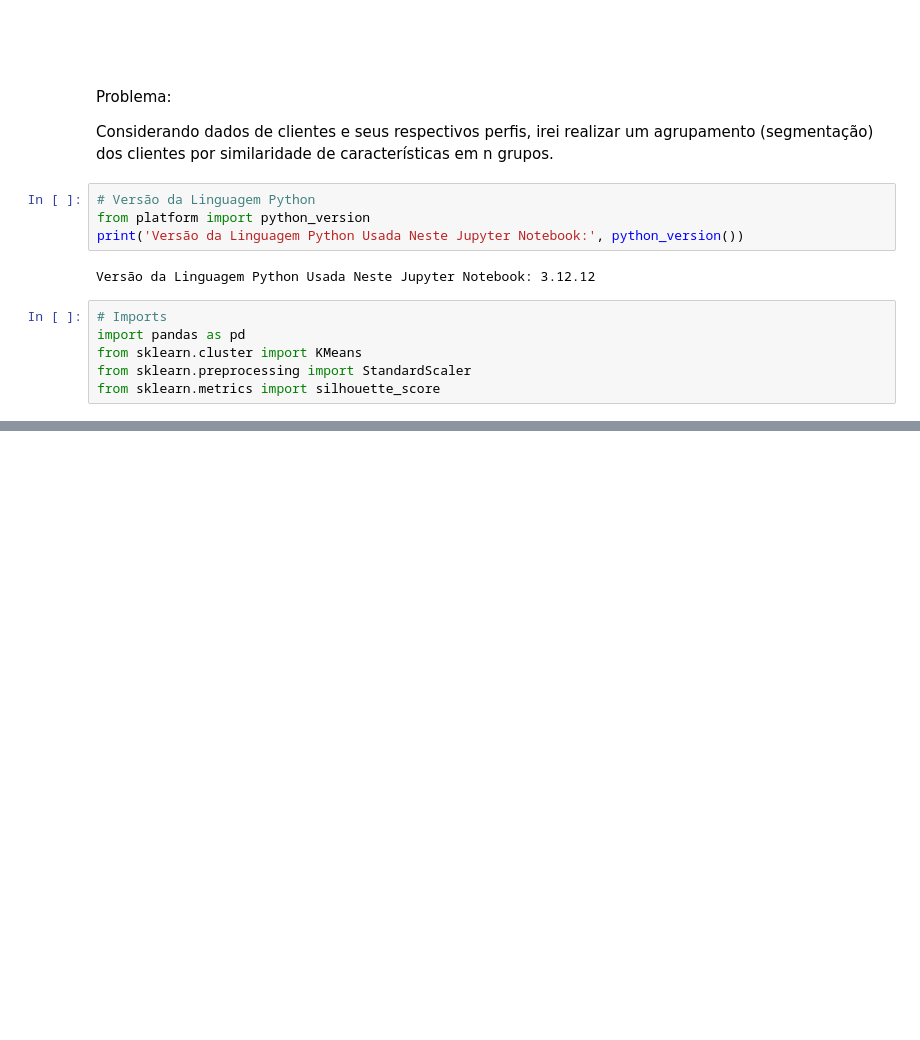
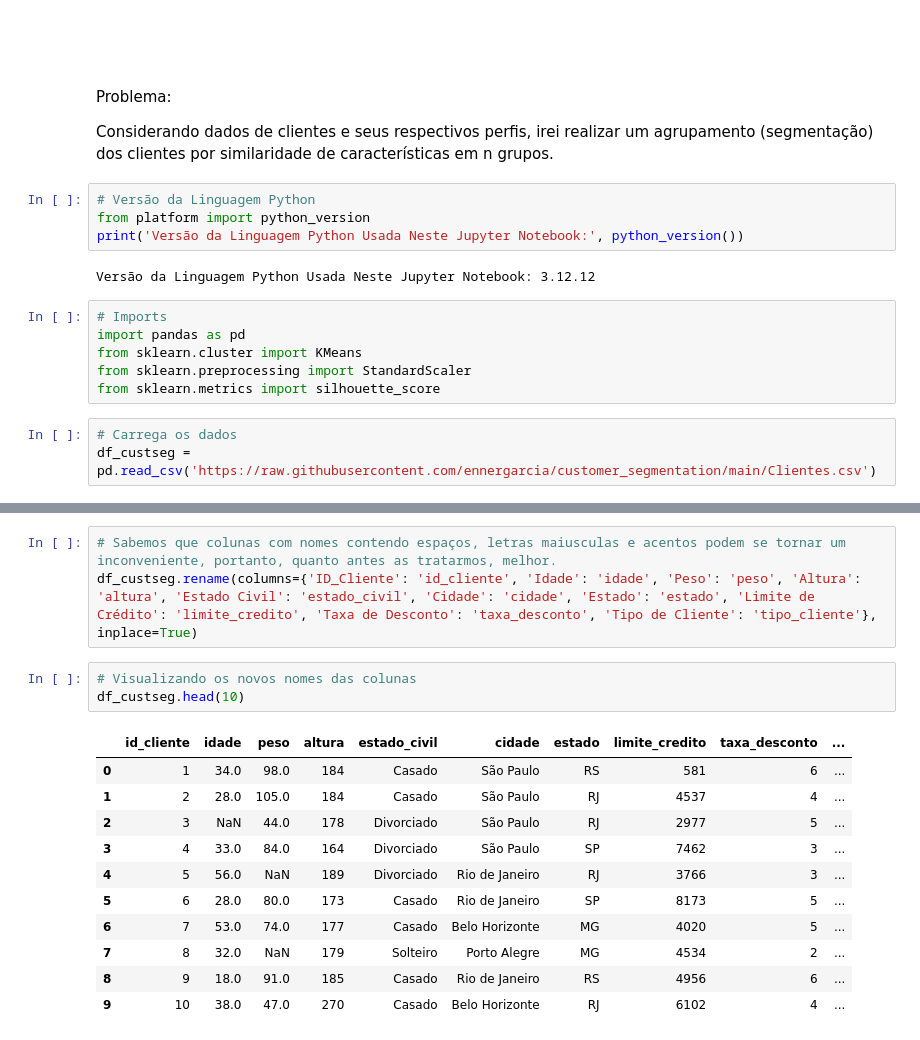
Before and after one commit to ennergarcia/customer_segmentation, a Jupyter notebook: Segmentacao_clientes.ipynb, the cells around one changed output, grey strips where cells are left out. Cells and saved outputs as stored; diff of their text form; blank space fills up the shorter version.

```diff
--- a/Segmentacao_clientes.ipynb
+++ b/Segmentacao_clientes.ipynb
@@ -18,3 +18,6 @@ import pandas as pd
 from sklearn.cluster import KMeans
 from sklearn.preprocessing import StandardScaler
 from sklearn.metrics import silhouette_score
+# %%
+# Carrega os dados
+df_custseg = pd.read_csv('https://raw.githubusercontent.com/ennergarcia/customer_segmentation/main/Clientes.csv')
@@ -20,0 +44,18 @@ from sklearn.metrics import silhouette_score
+# %%
+# Sabemos que colunas com nomes contendo espaços, letras maiusculas e acentos podem se tornar um inconveniente, portanto, quanto antes as tratarmos, melhor.
+df_custseg.rename(columns={'ID_Cliente': 'id_cliente', 'Idade': 'idade', 'Peso': 'peso', 'Altura': 'altura', 'Estado Civil': 'estado_civil', 'Cidade': 'cidade', 'Estado': 'estado', 'Limite de Crédito': 'limite_credito', 'Taxa de Desconto': 'taxa_desconto', 'Tipo de Cliente': 'tipo_cliente'}, inplace=True)
+# %%
+# Visualizando os novos nomes das colunas
+df_custseg.head(10)
+# %% [output]
+|  | id_cliente | idade | peso | altura | estado_civil | cidade | estado | limite_credito | taxa_desconto | ... |
+| 0 | 1 | 34.0 | 98.0 | 184 | Casado | São Paulo | RS | 581 | 6 | ... |
+| 1 | 2 | 28.0 | 105.0 | 184 | Casado | São Paulo | RJ | 4537 | 4 | ... |
+| 2 | 3 | NaN | 44.0 | 178 | Divorciado | São Paulo | RJ | 2977 | 5 | ... |
+| 3 | 4 | 33.0 | 84.0 | 164 | Divorciado | São Paulo | SP | 7462 | 3 | ... |
+| 4 | 5 | 56.0 | NaN | 189 | Divorciado | Rio de Janeiro | RJ | 3766 | 3 | ... |
+| 5 | 6 | 28.0 | 80.0 | 173 | Casado | Rio de Janeiro | SP | 8173 | 5 | ... |
+| 6 | 7 | 53.0 | 74.0 | 177 | Casado | Belo Horizonte | MG | 4020 | 5 | ... |
+| 7 | 8 | 32.0 | NaN | 179 | Solteiro | Porto Alegre | MG | 4534 | 2 | ... |
+| 8 | 9 | 18.0 | 91.0 | 185 | Casado | Rio de Janeiro | RS | 4956 | 6 | ... |
+| 9 | 10 | 38.0 | 47.0 | 270 | Casado | Belo Horizonte | RJ | 6102 | 4 | ... |
```
Also changed, not shown: parts of 4 cells of this notebook.
